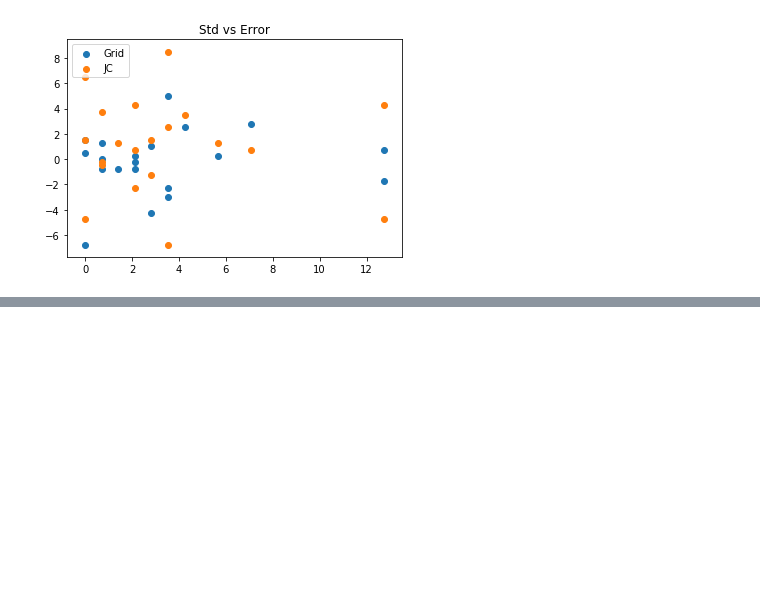
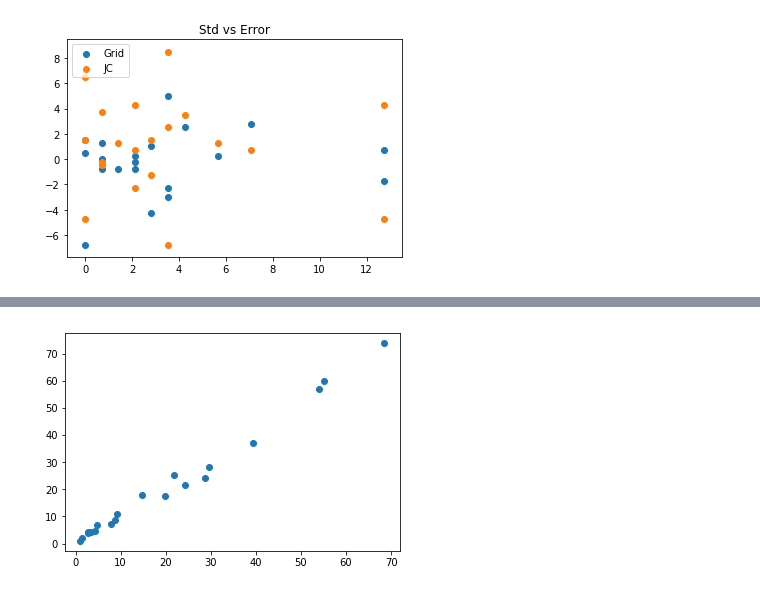
Before and after one commit to Lagaunne-Timotius/Data_Science_Project, a Jupyter notebook: Quality_Control_Analysis.ipynb, the cells around one changed output, grey strips where cells are left out. Saved outputs shown, nothing was run; the diff lists cells and outputs as text; code cells hidden in the pictures; blank space fills up the shorter version.

```diff
--- a/Quality_Control_Analysis.ipynb
+++ b/Quality_Control_Analysis.ipynb
@@ -336,0 +338,5 @@ Year-Loc-Tape-Order                    ...
+# %%
+plt.scatter(WD_Grid_All,JC_Estimation_All)
+plt.show()
+# %% [output]
+[figure, added]
```
Also changed, not shown: parts of 1 cell of this notebook.
